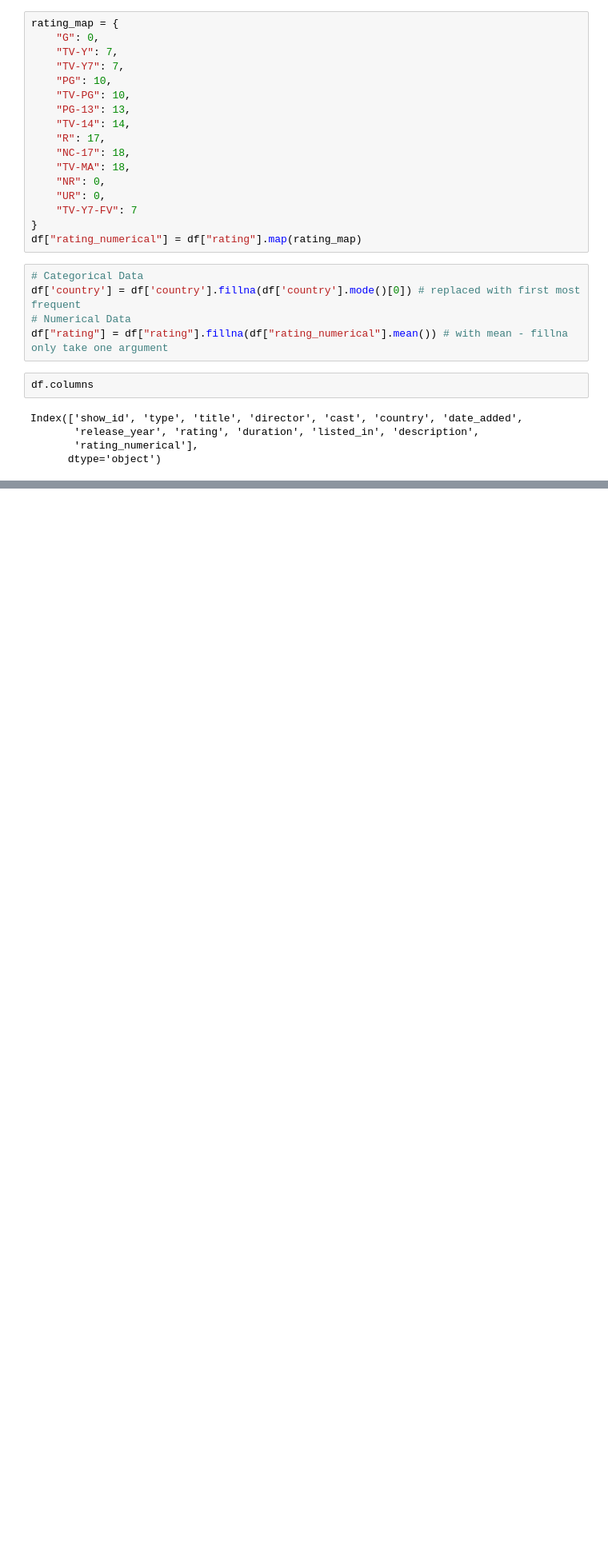
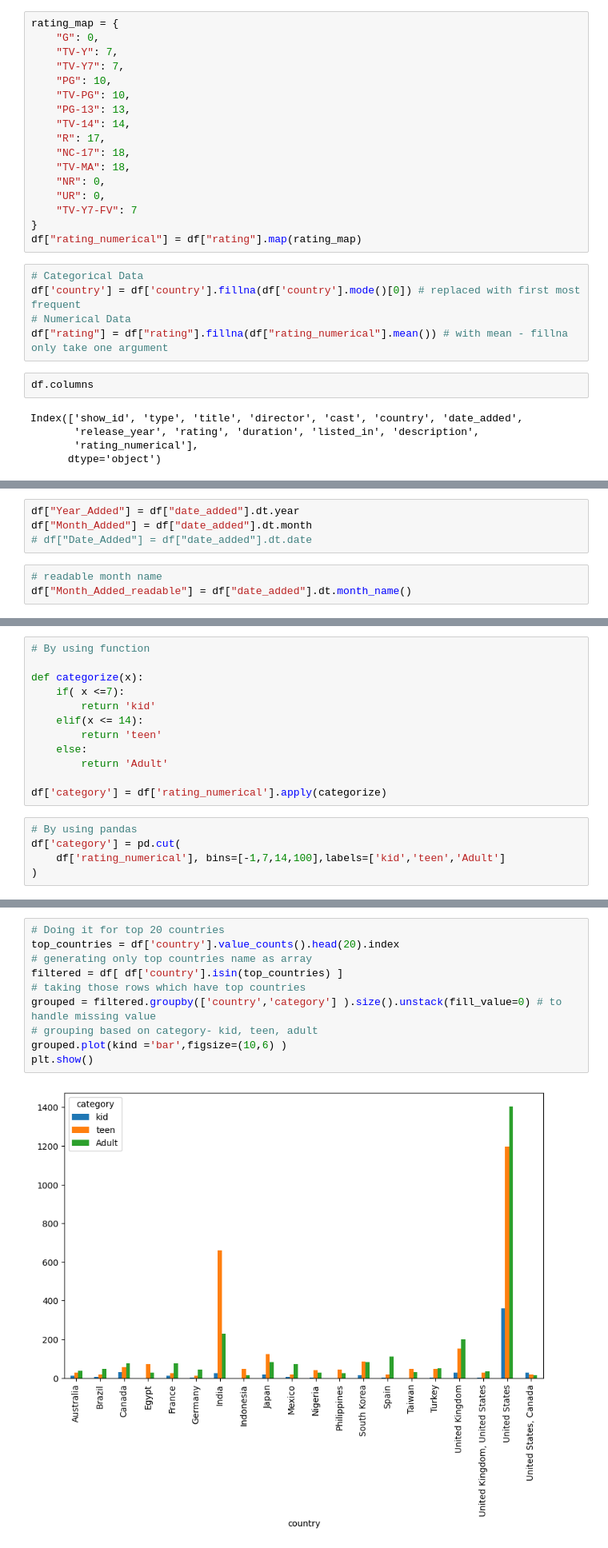
Before and after one commit to PrashantChoudhary13579/Machine-learning-, a Jupyter notebook: LAB_7/Exercise_9.ipynb, the cells around one changed output, grey strips where cells are left out. Shown at 80% size. Cells and saved outputs as stored; diff of their text form; blank space fills up the shorter version.

```diff
--- a/LAB_7/Exercise_9.ipynb
+++ b/LAB_7/Exercise_9.ipynb
@@ -143,0 +162,7 @@ Index(['show_id', 'type', 'title', 'director', 'cast', 'country', 'date_added',
+# %%
+df["Year_Added"] = df["date_added"].dt.year
+df["Month_Added"] = df["date_added"].dt.month
+# df["Date_Added"] = df["date_added"].dt.date
+# %%
+# readable month name
+df["Month_Added_readable"] = df["date_added"].dt.month_name()
@@ -143,0 +179,17 @@ Index(['show_id', 'type', 'title', 'director', 'cast', 'country', 'date_added',
+# %%
+# By using function
+
+def categorize(x):
+    if( x <=7):
+        return 'kid'
+    elif(x <= 14):
+        return 'teen'
+    else:
+        return 'Adult'
+
+df['category'] = df['rating_numerical'].apply(categorize)
+# %%
+# By using pandas
+df['category'] = pd.cut(
+    df['rating_numerical'], bins=[-1,7,14,100],labels=['kid','teen','Adult']
+)
@@ -143,0 +200,12 @@ Index(['show_id', 'type', 'title', 'director', 'cast', 'country', 'date_added',
+# %%
+# Doing it for top 20 countries
+top_countries = df['country'].value_counts().head(20).index
+# generating only top countries name as array
+filtered = df[ df['country'].isin(top_countries) ]
+# taking those rows which have top countries
+grouped = filtered.groupby(['country','category'] ).size().unstack(fill_value=0) # to handle missing value
+# grouping based on category- kid, teen, adult
+grouped.plot(kind ='bar',figsize=(10,6) )
+plt.show()
+# %% [output]
+[figure, added]
```
Also changed, not shown: parts of 34 cells of this notebook.
